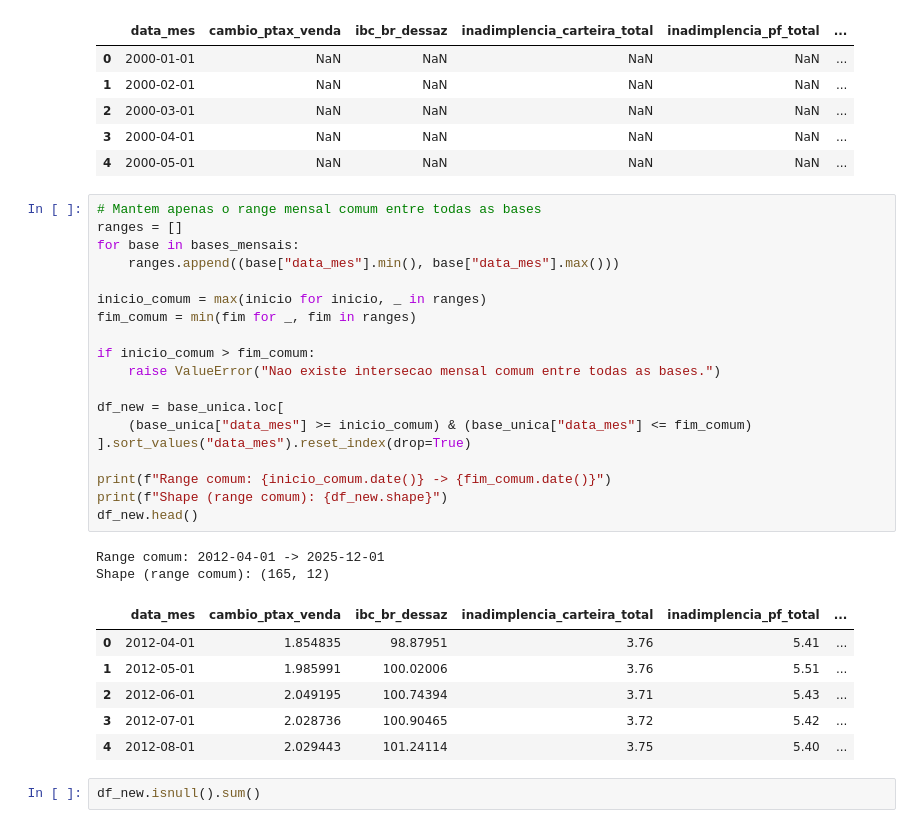
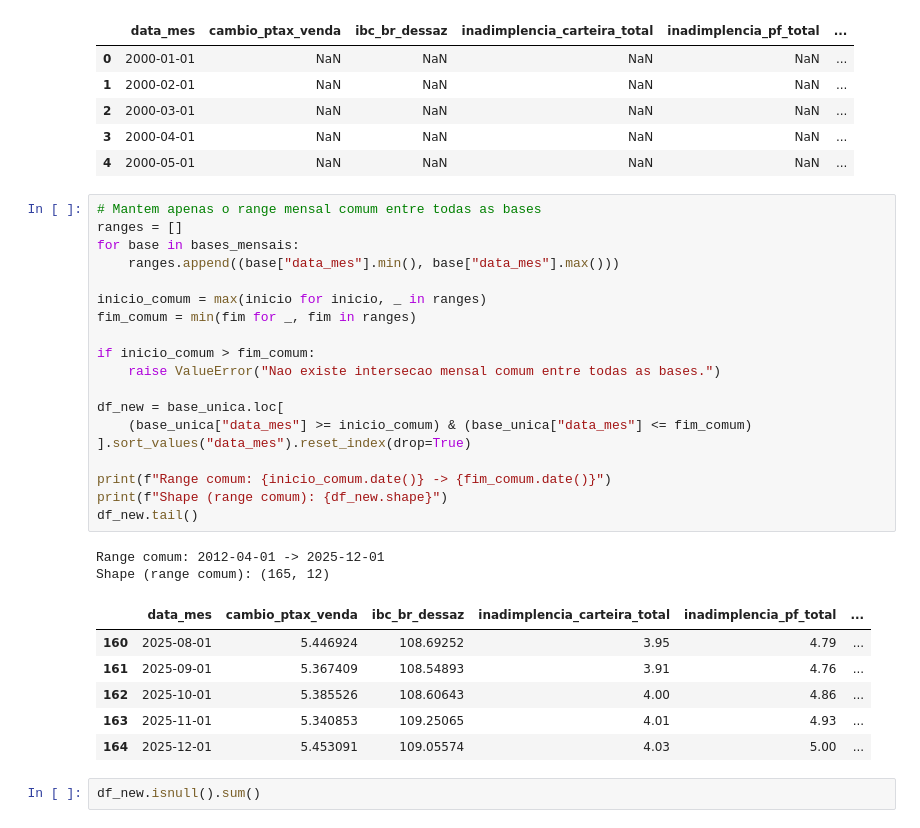
Before and after one commit to BrunoRaphaell/nowcasting, a Jupyter notebook: notebooks/02_preprocessing.ipynb, the cells around one changed output. Cells and saved outputs as stored; diff of their text form.

```diff
--- a/notebooks/02_preprocessing.ipynb
+++ b/notebooks/02_preprocessing.ipynb
@@ -112,31 +112,31 @@ Shape final: (314, 12)
 # %%
 # Mantem apenas o range mensal comum entre todas as bases
 ranges = []
 for base in bases_mensais:
     ranges.append((base["data_mes"].min(), base["data_mes"].max()))
 
 inicio_comum = max(inicio for inicio, _ in ranges)
 fim_comum = min(fim for _, fim in ranges)
 
 if inicio_comum > fim_comum:
     raise ValueError("Nao existe intersecao mensal comum entre todas as bases.")
 
 df_new = base_unica.loc[
     (base_unica["data_mes"] >= inicio_comum) & (base_unica["data_mes"] <= fim_comum)
 ].sort_values("data_mes").reset_index(drop=True)
 
 print(f"Range comum: {inicio_comum.date()} -> {fim_comum.date()}")
 print(f"Shape (range comum): {df_new.shape}")
-df_new.head()
+df_new.tail()
 # %% [output]
 Range comum: 2012-04-01 -> 2025-12-01
 Shape (range comum): (165, 12)
 |  | data_mes | cambio_ptax_venda | ibc_br_dessaz | inadimplencia_carteira_total | inadimplencia_pf_total | ... |
-| 0 | 2012-04-01 | 1.854835 | 98.87951 | 3.76 | 5.41 | ... |
-| 1 | 2012-05-01 | 1.985991 | 100.02006 | 3.76 | 5.51 | ... |
-| 2 | 2012-06-01 | 2.049195 | 100.74394 | 3.71 | 5.43 | ... |
-| 3 | 2012-07-01 | 2.028736 | 100.90465 | 3.72 | 5.42 | ... |
-| 4 | 2012-08-01 | 2.029443 | 101.24114 | 3.75 | 5.40 | ... |
+| 160 | 2025-08-01 | 5.446924 | 108.69252 | 3.95 | 4.79 | ... |
+| 161 | 2025-09-01 | 5.367409 | 108.54893 | 3.91 | 4.76 | ... |
+| 162 | 2025-10-01 | 5.385526 | 108.60643 | 4.00 | 4.86 | ... |
+| 163 | 2025-11-01 | 5.340853 | 109.25065 | 4.01 | 4.93 | ... |
+| 164 | 2025-12-01 | 5.453091 | 109.05574 | 4.03 | 5.00 | ... |
 # %%
 df_new.isnull().sum()
 # %% [output]
```
Also changed, not shown: parts of 2 cells of this notebook, 6 other files.
